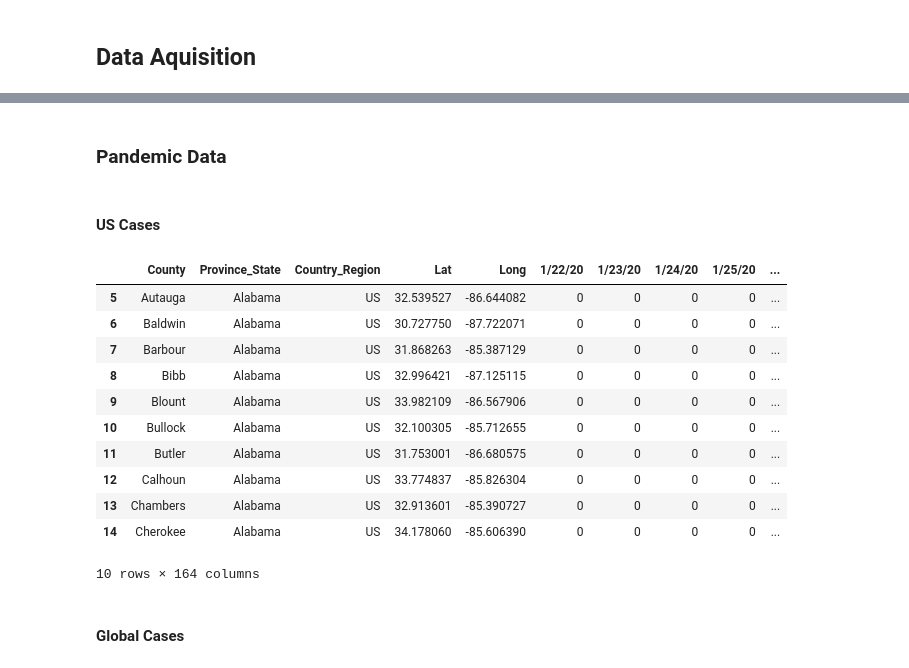
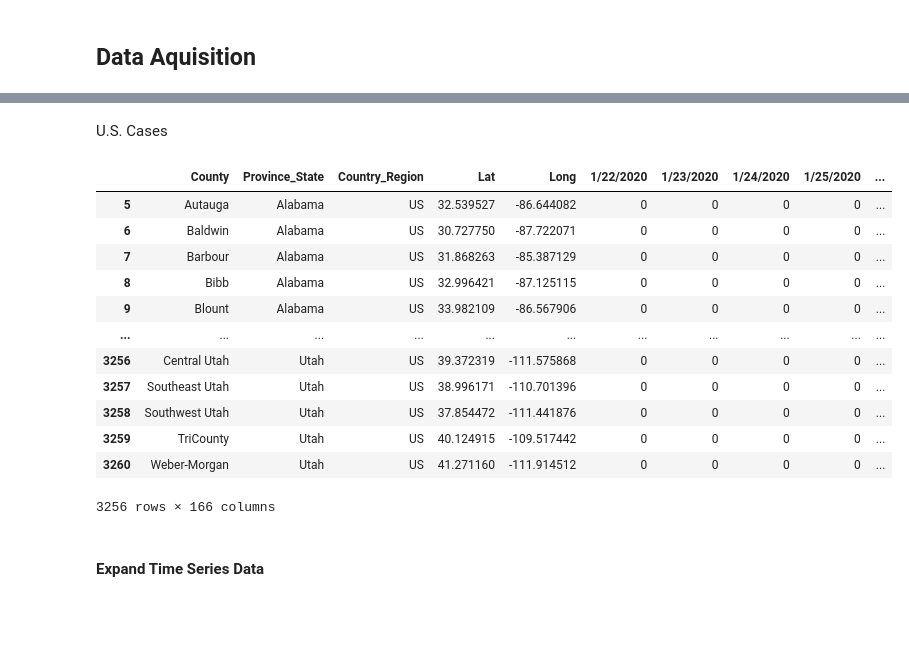
Before and after one commit to ander428/JohnHopkins_COVID-19, a Jupyter notebook: src/data_cleaning.ipynb, the cells around one changed output, grey strips where cells are left out. Cells and saved outputs as stored; diff of their text form; code cells hidden in the pictures; blank space fills up the shorter version.

```diff
--- a/src/data_cleaning.ipynb
+++ b/src/data_cleaning.ipynb
@@ -3,3 +3,26 @@
 ***
 # %% [markdown]
 ## Data Aquisition
+# %%
+import pandas as pd
+import numpy as np
+from numba import njit, jit
+from typing import TypeVar
+import multiprocessing
+from joblib import Parallel, delayed
+from IPython.core.display import HTML, display
+import time
+import datetime
+from scipy import stats
+import os
+import warnings
+
+warnings.filterwarnings('ignore')
+
+pd.set_option("display.max_rows", 10)
+pd.set_option("display.max_columns", 20)
+
+num_cores = multiprocessing.cpu_count()
+PandasDataFrame = TypeVar('pandas.core.frame.DataFrame')
+NaN = np.nan
+highlighted_countries = ["US", "Australia", "Canada", "China", "UK"]
@@ -6,2 +70,20 @@
+# %%
+display(HTML("<p style='font-size: 15px'>U.S. Cases</p>"))
+cases_US
+# %% [output]
+U.S. Cases
+|  | County | Province_State | Country_Region | Lat | Long | 1/22/2020 | 1/23/2020 | 1/24/2020 | 1/25/2020 | ... |
+| 5 | Autauga | Alabama | US | 32.539527 | -86.644082 | 0 | 0 | 0 | 0 | ... |
+| 6 | Baldwin | Alabama | US | 30.727750 | -87.722071 | 0 | 0 | 0 | 0 | ... |
+| 7 | Barbour | Alabama | US | 31.868263 | -85.387129 | 0 | 0 | 0 | 0 | ... |
+| 8 | Bibb | Alabama | US | 32.996421 | -87.125115 | 0 | 0 | 0 | 0 | ... |
+| 9 | Blount | Alabama | US | 33.982109 | -86.567906 | 0 | 0 | 0 | 0 | ... |
+| ... | ... | ... | ... | ... | ... | ... | ... | ... | ... | ... |
+| 3256 | Central Utah | Utah | US | 39.372319 | -111.575868 | 0 | 0 | 0 | 0 | ... |
+| 3257 | Southeast Utah | Utah | US | 38.996171 | -110.701396 | 0 | 0 | 0 | 0 | ... |
+| 3258 | Southwest Utah | Utah | US | 37.854472 | -111.441876 | 0 | 0 | 0 | 0 | ... |
+| 3259 | TriCounty | Utah | US | 40.124915 | -109.517442 | 0 | 0 | 0 | 0 | ... |
+| 3260 | Weber-Morgan | Utah | US | 41.271160 | -111.914512 | 0 | 0 | 0 | 0 | ... |
+3256 rows × 166 columns
 # %% [markdown]
-### Pandemic Data
+#### Expand Time Series Data
@@ -21,25 +89,0 @@ highlighted_countries = ["US", "Australia", "Canada", "China", "Netherlands", "U
-# %% [markdown]
-#### US Cases
-# %%
-cases_US = pd.read_csv("../data/pandemic/time_series_covid19_confirmed_US.csv")
-
-cases_US = cases_US[5:] # exclude US territories
-cases_US = cases_US.drop(["FIPS","Combined_Key","code3","iso2", "iso3","UID"], axis=1)
-cases_US = cases_US.rename(columns={"Admin2": "County", "Long_": "Long"})
-
-cases_US.head(10)
-# %% [output]
-|  | County | Province_State | Country_Region | Lat | Long | 1/22/20 | 1/23/20 | 1/24/20 | 1/25/20 | ... |
-| 5 | Autauga | Alabama | US | 32.539527 | -86.644082 | 0 | 0 | 0 | 0 | ... |
-| 6 | Baldwin | Alabama | US | 30.727750 | -87.722071 | 0 | 0 | 0 | 0 | ... |
-| 7 | Barbour | Alabama | US | 31.868263 | -85.387129 | 0 | 0 | 0 | 0 | ... |
-| 8 | Bibb | Alabama | US | 32.996421 | -87.125115 | 0 | 0 | 0 | 0 | ... |
-| 9 | Blount | Alabama | US | 33.982109 | -86.567906 | 0 | 0 | 0 | 0 | ... |
-| 10 | Bullock | Alabama | US | 32.100305 | -85.712655 | 0 | 0 | 0 | 0 | ... |
-| 11 | Butler | Alabama | US | 31.753001 | -86.680575 | 0 | 0 | 0 | 0 | ... |
-| 12 | Calhoun | Alabama | US | 33.774837 | -85.826304 | 0 | 0 | 0 | 0 | ... |
-| 13 | Chambers | Alabama | US | 32.913601 | -85.390727 | 0 | 0 | 0 | 0 | ... |
-| 14 | Cherokee | Alabama | US | 34.178060 | -85.606390 | 0 | 0 | 0 | 0 | ... |
-10 rows × 164 columns
-# %% [markdown]
-#### Global Cases
```
Also changed, not shown: parts of 38 cells of this notebook, 24 other files.
